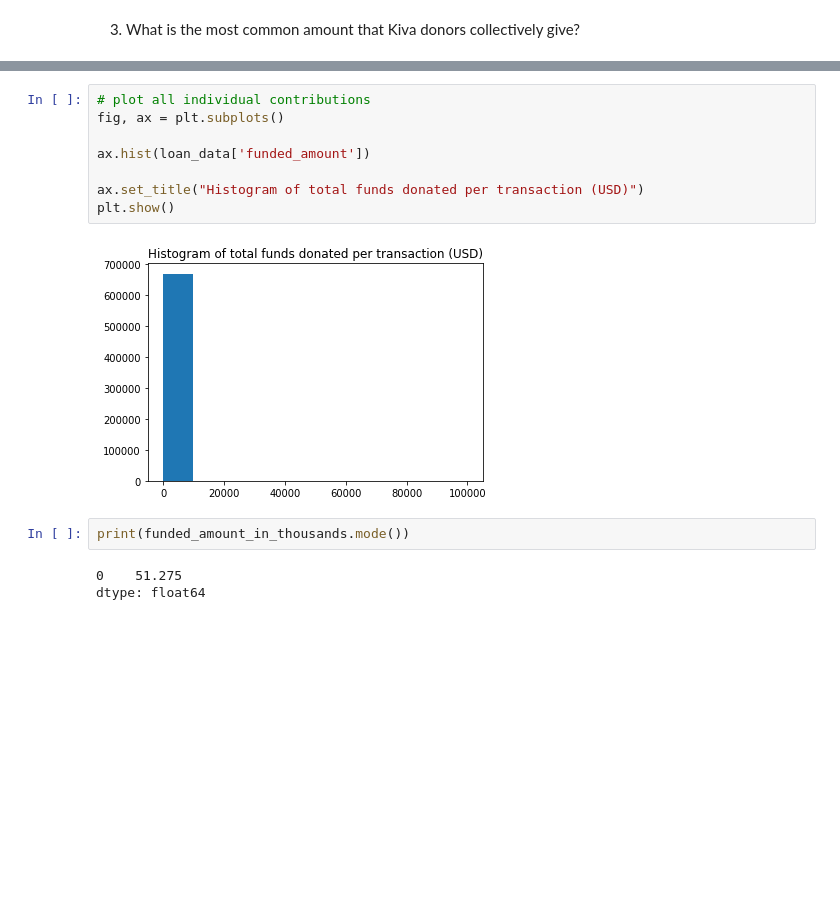
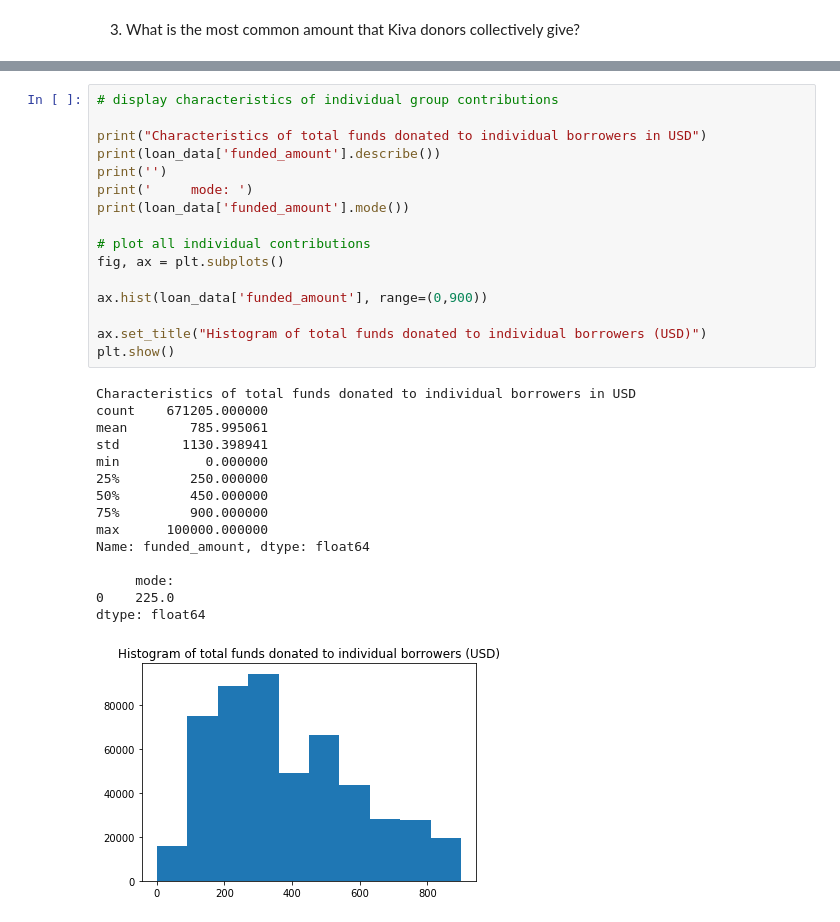
Before and after one commit to masterpython4ds/assignment-1-CeeThinwa, a Jupyter notebook: KIVA Analysis.ipynb, the cells around one changed output, grey strips where cells are left out. Saved outputs shown, nothing was run; the diff lists cells and outputs as text; blank space fills up the shorter version.

```diff
--- a/KIVA Analysis.ipynb
+++ b/KIVA Analysis.ipynb
@@ -268,16 +293,33 @@ plt.show()
 [figure]
 # %%
+# display characteristics of individual group contributions
+
+print("Characteristics of total funds donated to individual borrowers in USD")
+print(loan_data['funded_amount'].describe())
+print('')
+print('     mode: ')
+print(loan_data['funded_amount'].mode())
+
 # plot all individual contributions
 fig, ax = plt.subplots()
 
-ax.hist(loan_data['funded_amount'])
+ax.hist(loan_data['funded_amount'], range=(0,900))
 
-ax.set_title("Histogram of total funds donated per transaction (USD)")
+ax.set_title("Histogram of total funds donated to individual borrowers (USD)")
 plt.show()
 # %% [output]
+Characteristics of total funds donated to individual borrowers in USD
+count    671205.000000
+mean        785.995061
+std        1130.398941
+min           0.000000
+25%         250.000000
+50%         450.000000
+75%         900.000000
+max      100000.000000
+Name: funded_amount, dtype: float64
+
+     mode:
+0    225.0
+dtype: float64
-[figure, old version]
+[figure, new version]
-# %%
-print(funded_amount_in_thousands.mode())
-# %% [output]
-0    51.275
-dtype: float64
```
Also changed, not shown: parts of 2 cells of this notebook.
